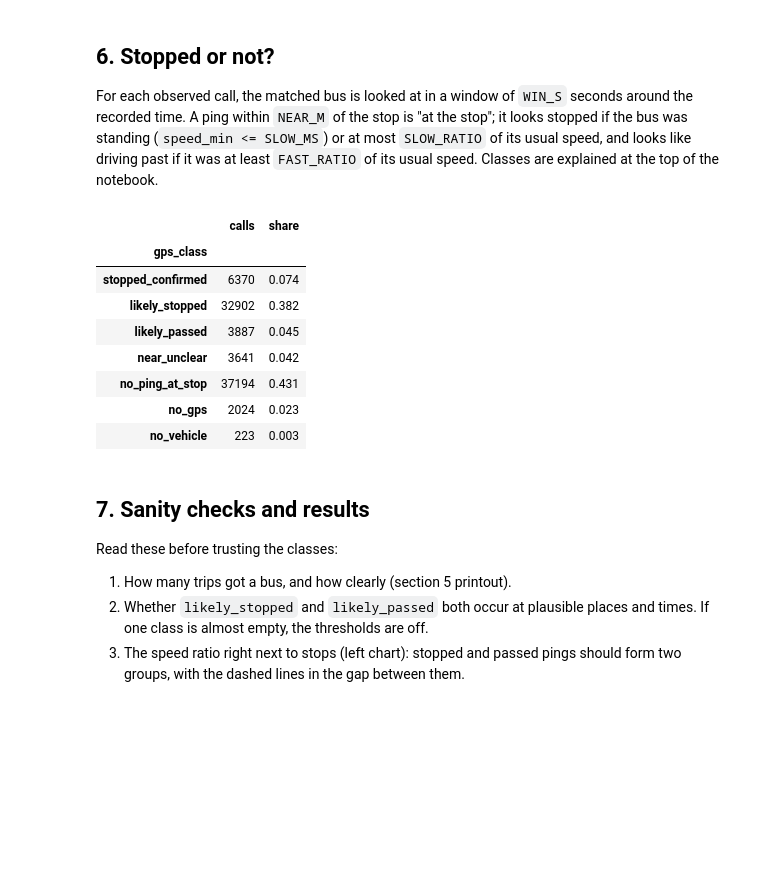
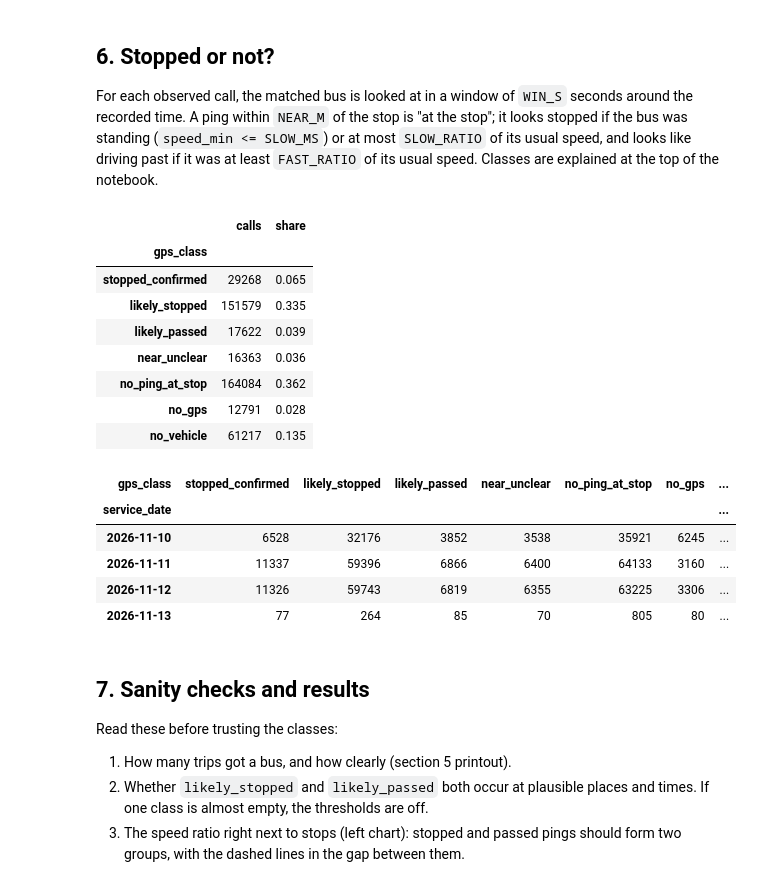
Before and after one commit to syedsakib452/Entur-Buspulse, a Jupyter notebook: analysis/notebooks/silver/research/analyzing_parquet_files_v6.ipynb, the cells around one changed output. Saved outputs shown, nothing was run; the diff lists cells and outputs as text; code cells hidden in the pictures; blank space fills up the shorter version.

```diff
--- a/analysis/notebooks/silver/research/analyzing_parquet_files_v6.ipynb
+++ b/analysis/notebooks/silver/research/analyzing_parquet_files_v6.ipynb
@@ -283,5 +280,5 @@ scheduled bus calls inside the window: 87,092 on 2,633 trips
 # %%
-cols_et = ["data_frame_ref", "journey_ref", "stop_ref", "occ", "visit_status", "visit_time", "n_snapshots"]
+cols_et = ["data_frame_ref", "journey_ref", "stop_ref", "occ", "visit_status", "visit_time", "call_type", "n_snapshots"]
 cmp = expected.merge(visits[cols_et], left_on=["service_date", "trip_id", "stop_id", "occ"],
                      right_on=["data_frame_ref", "journey_ref", "stop_ref", "occ"], how="left")
 assert len(cmp) == len(expected), "join multiplied rows: check duplicate keys"
@@ -294,6 +291,9 @@ cmp = cmp.drop(columns=["data_frame_ref", "journey_ref", "stop_ref"])
 status = cmp["final_status"].value_counts().rename("calls").to_frame()
 status["share"] = (status["calls"] / status["calls"].sum()).round(3)
 display(status)
+daily_status = cmp.groupby(["service_date", "final_status"]).size().unstack(fill_value=0)
+daily_status["calls"] = daily_status.sum(axis=1)
+display(daily_status)
 # %% [output]
 |  | calls | share |
 | final_status |  |  |
@@ -313,12 +319,15 @@ Only `observed` calls go on to the GPS test: the recorded time is what lets us f
 
 A position is repeated in every snapshot until the bus reports a new one, so I keep one row per vehicle + `last_updated`. Coordinates are converted to metres on a local flat grid (accurate to about a metre at these distances). The `speed` column is empty, so speed is derived from consecutive pings of the same vehicle (metres moved ÷ seconds), both for the step into a ping and the step out of it. `speed_min` is the slower of the two: a bus standing at a stop usually has at least one slow step next to the ping. `cruise_ms` is the bus's usual speed around that moment (the 75th percentile of the neighbouring step speeds, i.e. how fast it goes when it is not standing) and `ratio_min = speed_min / cruise_ms` says how much slower than usual the bus was at that ping: about 1 when driving normally, clearly lower when it stood or crawled.
 # %%
-speed_raw = pd.to_numeric(pd.read_parquet(pq_path("vehicle_positions"), columns=["speed"])["speed"], errors="coerce")
+vp_files = pq_paths("vehicle_positions")
+if not vp_files:
+    raise FileNotFoundError("No vehicle_positions parquet files were found for the selected dates")
+vp = ds.dataset([str(path) for path in vp_files], format="parquet").to_table(columns=[
+    "snapshot_time", "vehicle_id", "last_updated", "line_ref", "latitude", "longitude", "speed"]).to_pandas()
+speed_raw = pd.to_numeric(vp["speed"], errors="coerce")
 print(f"speed values present in the raw file: {speed_raw.notna().sum():,} of {len(speed_raw):,}")
 del speed_raw
-
-vp = pd.read_parquet(pq_path("vehicle_positions"),
-                     columns=["snapshot_time", "vehicle_id", "last_updated", "line_ref", "latitude", "longitude"])
+vp = vp.drop(columns="speed")
 n_raw = len(vp)
 snap = pd.to_datetime(vp["snapshot_time"], utc=True)
 upd = pd.to_datetime(vp["last_updated"], format="ISO8601", utc=True, errors="coerce")
@@ -328,6 +337,7 @@ for c in ["latitude", "longitude"]:
 vp = vp.dropna(subset=["vehicle_id", "line_ref", "latitude", "longitude", "ts"])
 vp = vp.sort_values("snapshot_time").drop_duplicates(["vehicle_id", "ts"], keep="last")
 vp["t"] = (vp["ts"] - EPOCH).dt.total_seconds()
+vp["speed_day"] = vp["ts"].dt.floor("D")
 vp = vp.sort_values(["vehicle_id", "t"]).reset_index(drop=True)
 
 # metres on a flat local grid
@@ -343,18 +353,18 @@ def to_xy(lat, lon):
 vp["x"], vp["y"] = to_xy(vp["latitude"], vp["longitude"])
 
 # derived speed (m/s)
-gv = vp.groupby("vehicle_id", sort=False)
+gv = vp.groupby(["vehicle_id", "speed_day"], sort=False)
 dt = gv["t"].diff()
 step = np.hypot(gv["x"].diff(), gv["y"].diff())
 speed_in = (step / dt).where((dt >= MIN_DT_S) & (dt <= MAX_GAP_S))
 vp["speed_in"] = speed_in
-vp["speed_out"] = speed_in.groupby(vp["vehicle_id"]).shift(-1)
+vp["speed_out"] = speed_in.groupby([vp["vehicle_id"], vp["speed_day"]]).shift(-1)
 vp["speed_min"] = np.fmin(vp["speed_in"], vp["speed_out"])
-vp["cruise_ms"] = vp.groupby("vehicle_id", sort=False)["speed_in"].transform(
+vp["cruise_ms"] = vp.groupby(["vehicle_id", "speed_day"], sort=False)["speed_in"].transform(
     lambda s: s.rolling(CRUISE_WIN, center=True, min_periods=5).quantile(CRUISE_Q))
 vp["ratio_min"] = (vp["speed_min"] / vp["cruise_ms"]).where(vp["cruise_ms"] >= MIN_CRUISE_MS)
 
-print(f"{n_raw:,} raw rows -> {len(vp):,} distinct positions | {vp['vehicle_id'].nunique():,} vehicles | {vp['line_ref'].nunique():,} lines")
+print(f"{n_raw:,} raw rows across {len(DATA_DAYS)} days -> {len(vp):,} distinct positions | {vp['vehicle_id'].nunique():,} vehicles | {vp['line_ref'].nunique():,} lines")
 print("positions from", vp["ts"].min(), "to", vp["ts"].max())
 print(f"line_ref found in GTFS route_id: {vp['line_ref'].isin(routes['route_id']).mean():.1%}")
 print("\nseconds between positions of the same vehicle:")
@@ -516,40 +522,50 @@ for (line, veh), e in ev[ev["vehicle_id"].notna()].groupby(["route_id", "vehicle
         n_near += near
         n_slow += near & ((sp <= SLOW_MS) | (rt <= SLOW_RATIO))
         slowest = np.fmin(slowest, sp)
         slowest_r = np.fmin(slowest_r, rt)
     res["n_pings_window"][idx] = hi - lo
     res["min_dist_m"][idx] = min_d
     res["n_near"][idx] = n_near
     res["n_near_slow"][idx] = n_slow
     res["slowest_near_ms"][idx] = slowest
     res["slowest_near_ratio"][idx] = slowest_r
 
 stop_gps = pd.concat([ev, pd.DataFrame(res, index=ev.index)], axis=1)
 stop_gps["gps_class"] = np.select(
     [stop_gps["vehicle_id"].isna(),
      stop_gps["d_at_T_m"].isna(),
      stop_gps["n_near_slow"] >= 2,
      stop_gps["n_near_slow"] == 1,
      (stop_gps["n_near"] > 0) & (stop_gps["slowest_near_ratio"] >= FAST_RATIO),
      stop_gps["n_near"] > 0],
     ["no_vehicle", "no_gps", "stopped_confirmed", "likely_stopped", "likely_passed", "near_unclear"],
     default="no_ping_at_stop")
 stop_gps["local_hour"] = stop_gps["visit_time"].dt.tz_convert(LOCAL_TZ).dt.hour
 
 ORDER = ["stopped_confirmed", "likely_stopped", "likely_passed", "near_unclear", "no_ping_at_stop", "no_gps", "no_vehicle"]
 summary = stop_gps["gps_class"].value_counts().reindex(ORDER, fill_value=0).to_frame("calls")
 summary["share"] = (summary["calls"] / summary["calls"].sum()).round(3)
 display(summary)
+daily_summary = stop_gps.groupby(["service_date", "gps_class"]).size().unstack(fill_value=0).reindex(columns=ORDER, fill_value=0)
+daily_summary["calls"] = daily_summary.sum(axis=1)
+daily_summary["likely_passed_share"] = (daily_summary["likely_passed"] / daily_summary["calls"]).round(3)
+display(daily_summary)
 # %% [output]
 |  | calls | share |
 | gps_class |  |  |
-| stopped_confirmed | 6370 | 0.074 |
-| likely_stopped | 32902 | 0.382 |
-| likely_passed | 3887 | 0.045 |
-| near_unclear | 3641 | 0.042 |
-| no_ping_at_stop | 37194 | 0.431 |
-| no_gps | 2024 | 0.023 |
-| no_vehicle | 223 | 0.003 |
+| stopped_confirmed | 29268 | 0.065 |
+| likely_stopped | 151579 | 0.335 |
+| likely_passed | 17622 | 0.039 |
+| near_unclear | 16363 | 0.036 |
+| no_ping_at_stop | 164084 | 0.362 |
+| no_gps | 12791 | 0.028 |
+| no_vehicle | 61217 | 0.135 |
+| gps_class | stopped_confirmed | likely_stopped | likely_passed | near_unclear | no_ping_at_stop | no_gps | ... |
+| service_date |  |  |  |  |  |  | ... |
+| 2026-11-10 | 6528 | 32176 | 3852 | 3538 | 35921 | 6245 | ... |
+| 2026-11-11 | 11337 | 59396 | 6866 | 6400 | 64133 | 3160 | ... |
+| 2026-11-12 | 11326 | 59743 | 6819 | 6355 | 63225 | 3306 | ... |
+| 2026-11-13 | 77 | 264 | 85 | 70 | 805 | 80 | ... |
 # %% [markdown]
 ## 7. Sanity checks and results
 
```
Also changed, not shown: parts of 20 cells of this notebook, 9 other files.
